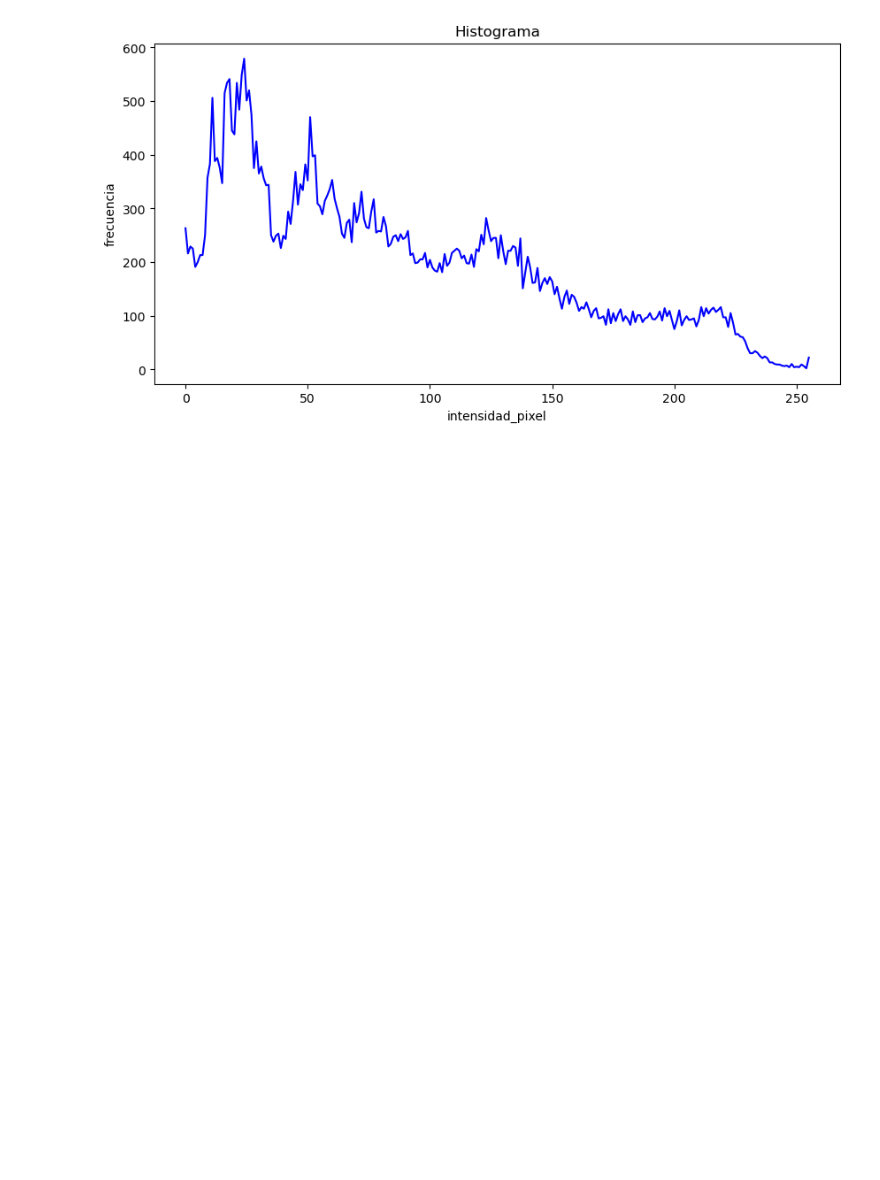
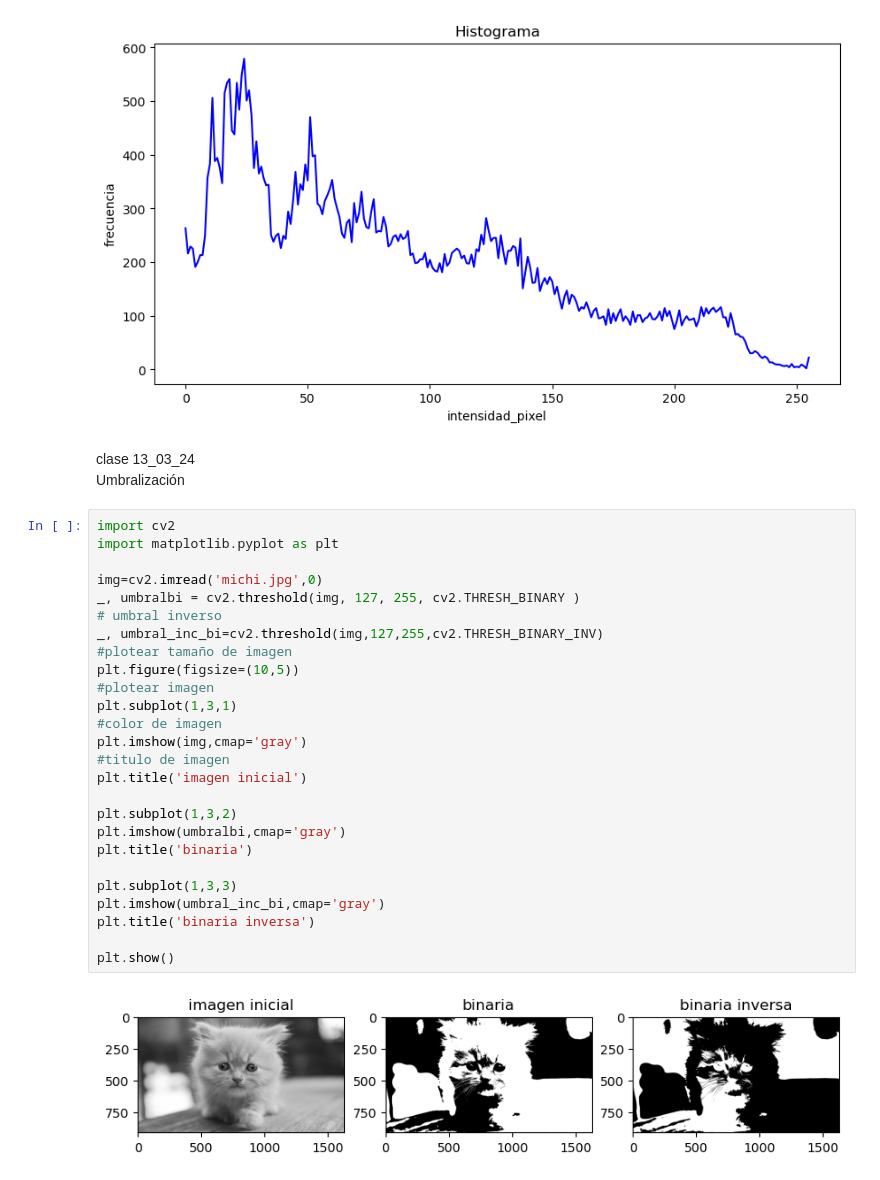
Before and after one commit to GuerreroT/clase1, a Jupyter notebook: actividadDeLaboratorio.ipynb, the cells around one changed output. Cells and saved outputs as stored; diff of their text form; blank space fills up the shorter version.

Commit message:
Actividad en clase 12_03_24

```diff
--- a/actividadDeLaboratorio.ipynb
+++ b/actividadDeLaboratorio.ipynb
@@ -75,3 +75,34 @@ img=cv2.imread('gatin.jfif',0)
 histograma(img)
 # %% [output]
 [figure]
+# %% [markdown]
+clase 13_03_24
+Umbralización
+# %%
+import cv2
+import matplotlib.pyplot as plt
+
+img=cv2.imread('michi.jpg',0)
+_, umbralbi = cv2.threshold(img, 127, 255, cv2.THRESH_BINARY )
+# umbral inverso
+_, umbral_inc_bi=cv2.threshold(img,127,255,cv2.THRESH_BINARY_INV)
+#plotear tamaño de imagen
+plt.figure(figsize=(10,5))
+#plotear imagen
+plt.subplot(1,3,1)
+#color de imagen
+plt.imshow(img,cmap='gray')
+#titulo de imagen
+plt.title('imagen inicial')
+
+plt.subplot(1,3,2)
+plt.imshow(umbralbi,cmap='gray')
+plt.title('binaria')
+
+plt.subplot(1,3,3)
+plt.imshow(umbral_inc_bi,cmap='gray')
+plt.title('binaria inversa')
+
+plt.show()
+# %% [output]
+[figure, added]
```
Also changed, not shown: parts of 5 cells of this notebook, 6 other files.
